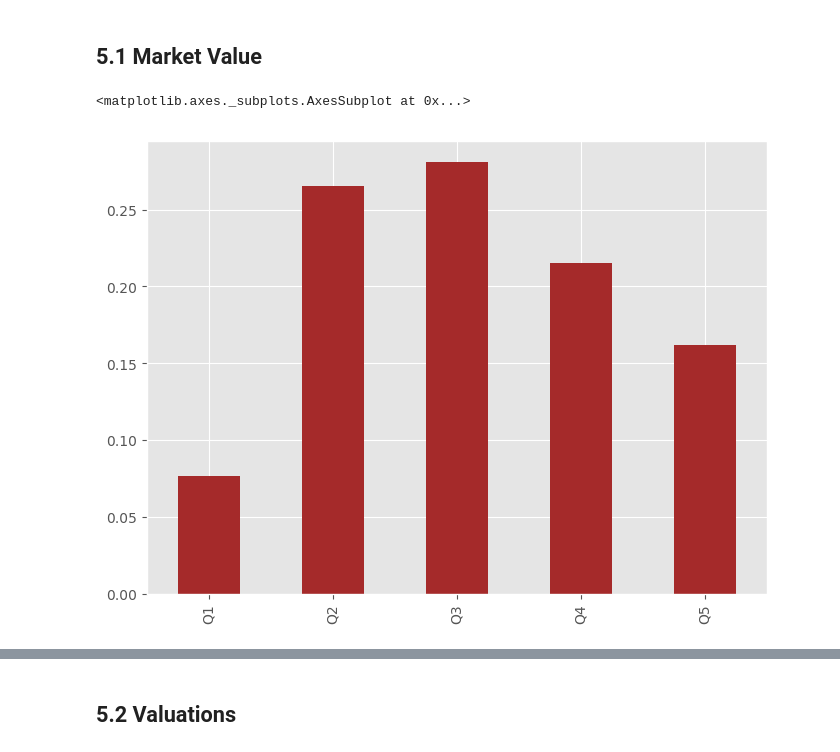
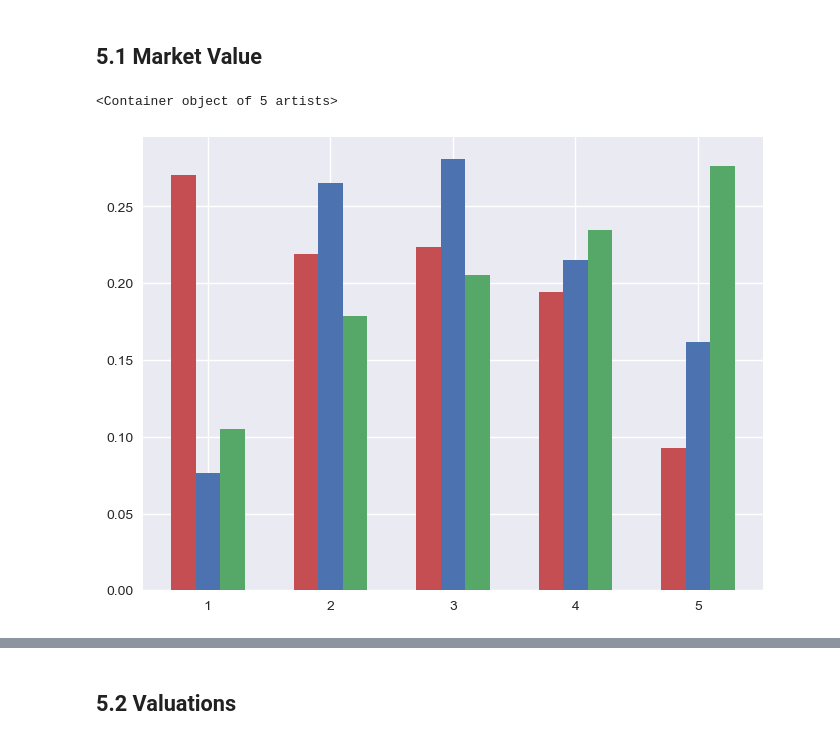
Before and after one commit to Marlowe97/Yuxiu-Research, a Jupyter notebook: preprocess.ipynb, the cells around one changed output, grey strips where cells are left out. Saved outputs shown, nothing was run; the diff lists cells and outputs as text; code cells hidden in the pictures.

```diff
--- a/preprocess.ipynb
+++ b/preprocess.ipynb
@@ -271,7 +272,7 @@ year
 # %% [markdown]
 ## 4.3 Plot
 # %%
-plt.style.use('ggplot')
+sns.set(style='darkgrid')
 fig1, ax = plt.subplots(2,1,sharex = True,figsize = (15,10),dpi = 100)
 
 ax[0].plot(activisms.loc[1994:2015],linestyle = '-',lw = 3,color = 'red',\
@@ -297,35 +298,39 @@ plt.subplots_adjust(hspace = 0.12)
 # %%
-plt.style.use('ggplot')
-fig2 = plt.figure(figsize = (15,6),dpi = 100)
+fig2 = plt.figure(figsize = (15,6),dpi = 200)
 
 ax1 = fig2.add_subplot(111)
 # MV.columns = ["market value(left)"]
-ax1.bar(np.arange(1994,2016),MV[1994:2015]['mv'],alpha = 0.7,label = "market value(left)")
+ax1.bar(np.arange(1994,2016),MV[1994:2015]['mv'],alpha = 0.7,color='orangered',label = "market value(left)")
 ax1.set_xlim([1993,2016])
 ax1.set_xticks([1995,2000,2005,2010,2015])
-ax1.set_xticklabels([1995,2000,2005,2010,2015],fontsize = 14,rotation = 0)
+ax1.set_xticklabels([1995,2000,2005,2010,2015],fontsize = 18,rotation = 0)
+ax1.set_ylim([0,1125000])
 ax1.set_yticks(list(range(0,1250000,250000)))
-ax1.set_yticklabels(list(range(0,1250,250)),fontsize = 14)
-ax1.set_ylabel('(billion)',rotation=0,horizontalalignment = 'right',\
-               verticalalignment = 'bottom',fontsize = 15)
+ax1.set_yticklabels(list(range(0,1250,250)),fontsize = 18)
+ax1.set_ylabel('Total market value',weight='bold',fontsize = 20)
 ax1.set_label("market value(left)")
-ax1.legend(loc = (0.01,0.9),fontsize = 15)
+ax1.legend(loc = (0.01,0.9),fontsize = 18)
+ax1.text(1991.45,1080000,'(billions)',fontsize=18,style='italic')
 
 ax2 = ax1.twinx()
 
-ax2.plot(activisms[1994:2015],linestyle = '-',lw = 3,color = 'blue',\
-        marker = 'o',\
+ax2.plot(activisms[1994:2015],linestyle = '-',lw = 3,color = 'royalblue',\
+        marker = 'o',markersize=10,\
          label = 'number of activism attacks(right)')
+ax2.set_ylim([0,450])
 ax2.set_yticks([0,100,200,300,400])
-ax2.set_yticklabels([0,100,200,300,400],fontsize = 14)
+ax2.set_yticklabels([0,100,200,300,400],fontsize = 18)
 
 # ax2.set_title("Number and Scale of Activist 'attack'",fontsize = 30)
 ax2.grid(False)
 
 ax2.plot(activists[1994:2015],linestyle = '--'
-         ,lw = 3,color = 'green',\
+         ,lw = 3,color = 'green',markersize=10,
         marker = 'o',markerfacecolor = 'green',markeredgecolor = 'green',\
-         label = 'number of activists(right)',markersize = 6)
-
-ax2.legend(loc = (0.01,0.76),fontsize = 15)
+         label = 'number of activists(right)')
+ax2.tick_params(axis='both',direction='out',length=5,which='both')
+ax1.tick_params(axis='both',direction='out',length=5,which='both')
+ax2.set_ylabel("Total number",weight='bold',fontsize=20)
+ax2.legend(loc = (0.01,0.74),fontsize = 18)
+plt.savefig('total.png',dpi=200,bbox_inches='tight')
 # %% [output]
@@ -334,5 +340,4 @@ ax2.legend(loc = (0.01,0.76),fontsize = 15)
 # %%
-plt.style.use('ggplot')
 fig3 = plt.figure(figsize = (15,5))
 ax = fig3.add_subplot(111)
 ax.plot(incidence[1994:2015],lw = 3,marker = 'o')
@@ -367,9 +372,15 @@ dist1_ts_pct = dist1_ts.apply(lambda x: x/total)
 dist1_ts_pct.columns = ['Q1','Q2','Q3','Q4','Q5']
 # %%
 dist1_tpct = dist1_ts_pct.apply(np.mean,axis = 0)
+w = 0.2
+x = np.arange(1,6)
 fig10 = plt.figure(figsize = (8,6),dpi = 100)
-dist1_tpct.plot(kind = 'bar',color = 'brown')
+ax1 = fig10.add_subplot(111)
+ax1.bar(x,dist1_tpct,width=w,label='Market Capitalization')
+ax1.bar(x+0.2,dist2_tpct,width=w,label='B2M')
+ax1.bar(x-0.2,dist3_tpct,width=w,label="Tobin's q")
+
 #            title = "The distribution of targeted firms' market value")
 # %% [output]
-<matplotlib.axes._subplots.AxesSubplot at 0x...>
+<Container object of 5 artists>
-[figure, old version]
+[figure, new version]
```
Also changed, not shown: parts of 18 cells of this notebook.
